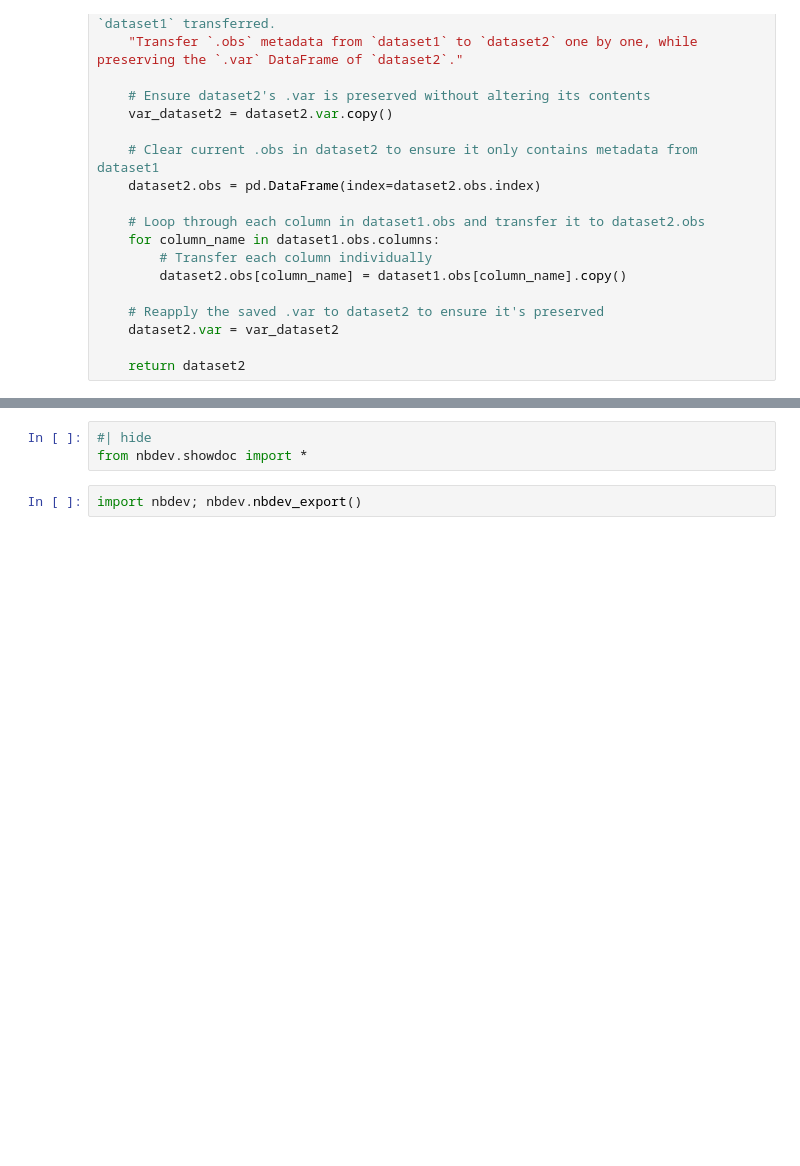
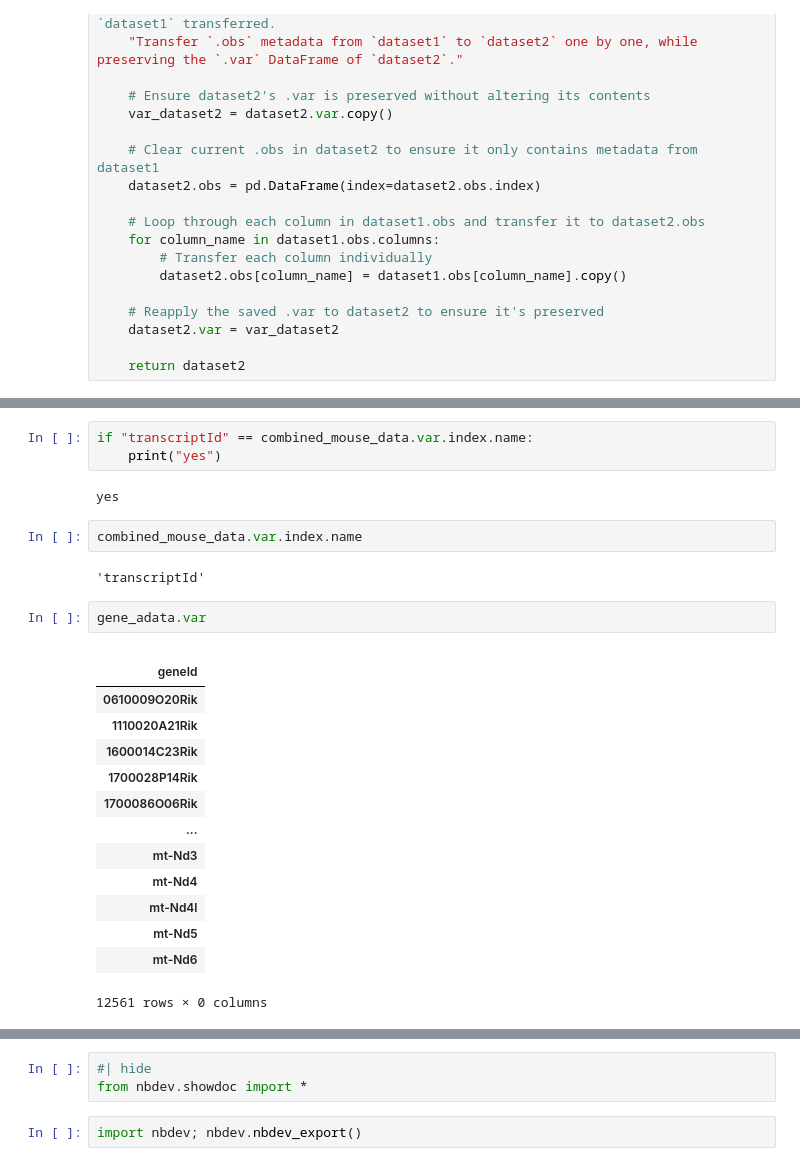
Before and after one commit to cobioda/allos, a Jupyter notebook: nbs/007_preprocesing.ipynb, the cells around one changed output, grey strips where cells are left out. Drawn from its saved outputs; the diff is of its cells as text; blank space fills up the shorter version.

```diff
--- a/nbs/007_preprocesing.ipynb
+++ b/nbs/007_preprocesing.ipynb
@@ -46,0 +322,26 @@ def transfer_obs(dataset1: ad.AnnData,  # Source AnnData object with .obs metada
+# %%
+if "transcriptId" == combined_mouse_data.var.index.name:
+    print("yes")
+# %% [output]
+yes
+# %%
+combined_mouse_data.var.index.name
+# %% [output]
+'transcriptId'
+# %%
+gene_adata.var
+# %% [output]
+|  |
+| geneId |
+| 0610009O20Rik |
+| 1110020A21Rik |
+| 1600014C23Rik |
+| 1700028P14Rik |
+| 1700086O06Rik |
+| ... |
+| mt-Nd3 |
+| mt-Nd4 |
+| mt-Nd4l |
+| mt-Nd5 |
+| mt-Nd6 |
+12561 rows × 0 columns
```
Also changed, not shown: parts of 6 cells of this notebook, 4 other files.
